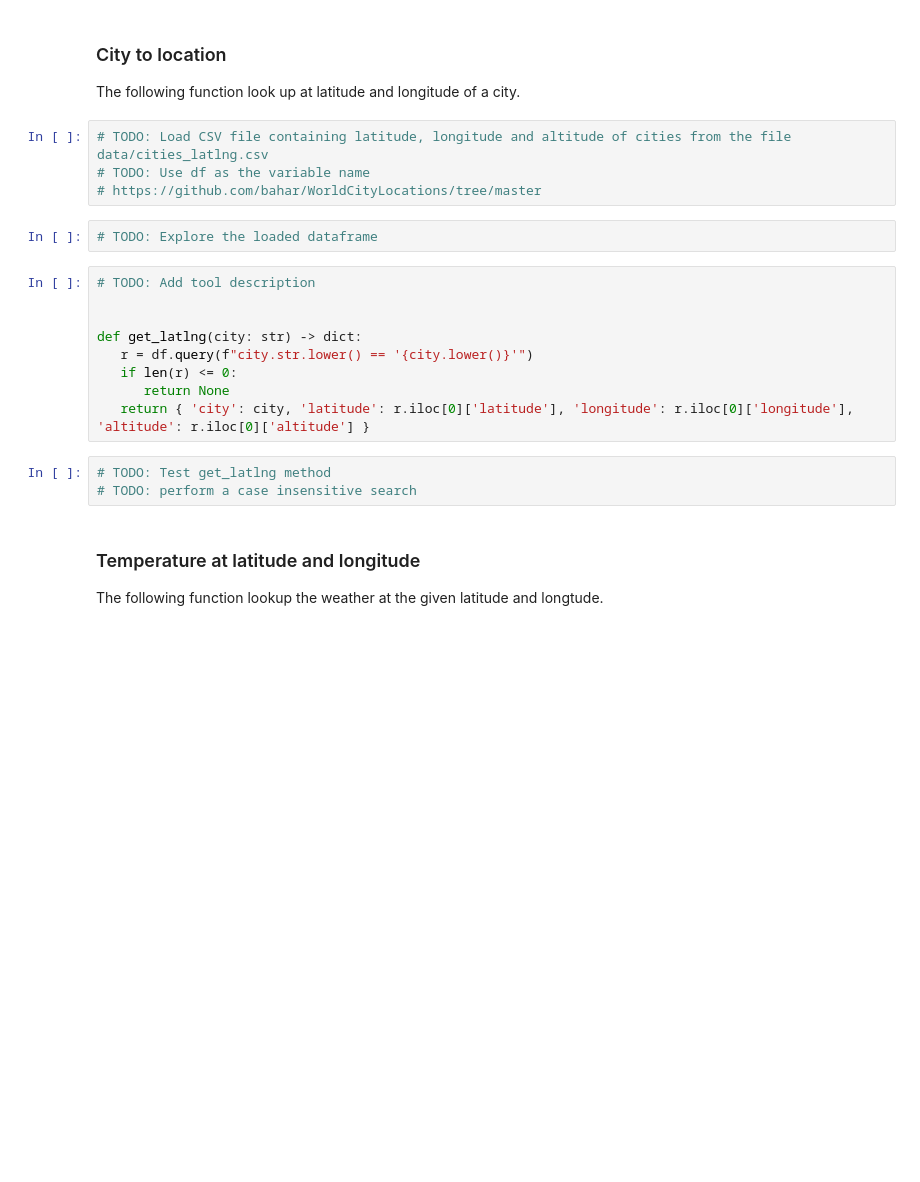
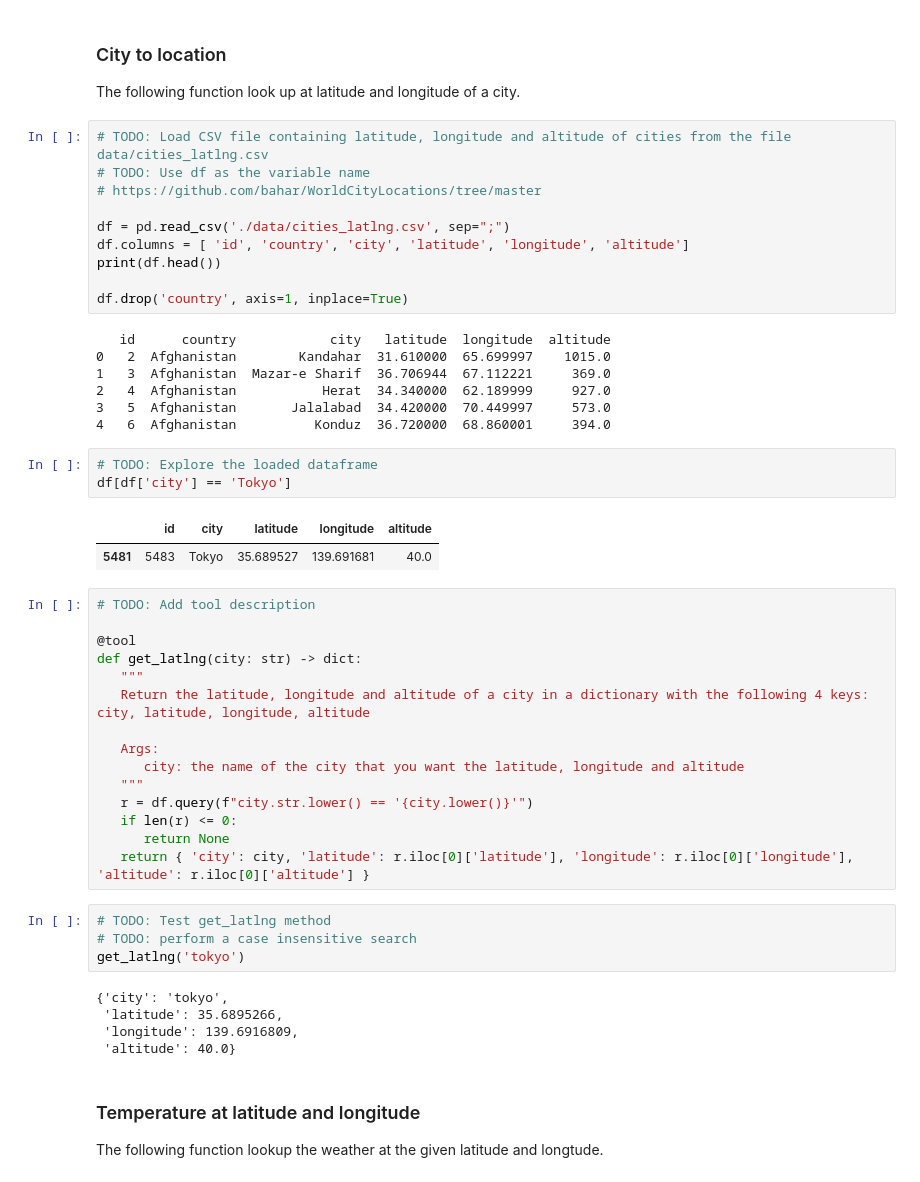
Before and after one commit to chukmunnlee/ellm_2025_01_13, a Jupyter notebook: day04/day04-tools-blank.ipynb, the cells around one changed output. Cells and saved outputs as stored; diff of their text form; blank space fills up the shorter version.

```diff
--- a/day04/day04-tools-blank.ipynb
+++ b/day04/day04-tools-blank.ipynb
@@ -20,13 +21,36 @@ The following function look up at latitude and longitude of a city.
 # TODO: Load CSV file containing latitude, longitude and altitude of cities from the file data/cities_latlng.csv
 # TODO: Use df as the variable name
 # https://github.com/bahar/WorldCityLocations/tree/master
+
+df = pd.read_csv('./data/cities_latlng.csv', sep=";")
+df.columns = [ 'id', 'country', 'city', 'latitude', 'longitude', 'altitude']
+print(df.head())
+
+df.drop('country', axis=1, inplace=True)
+# %% [output]
+   id      country            city   latitude  longitude  altitude
+0   2  Afghanistan        Kandahar  31.610000  65.699997    1015.0
+1   3  Afghanistan  Mazar-e Sharif  36.706944  67.112221     369.0
+2   4  Afghanistan           Herat  34.340000  62.189999     927.0
+3   5  Afghanistan       Jalalabad  34.420000  70.449997     573.0
+4   6  Afghanistan          Konduz  36.720000  68.860001     394.0
 # %%
 # TODO: Explore the loaded dataframe
+df[df['city'] == 'Tokyo']
+# %% [output]
+|  | id | city | latitude | longitude | altitude |
+| 5481 | 5483 | Tokyo | 35.689527 | 139.691681 | 40.0 |
 # %%
 # TODO: Add tool description
 
+@tool
+def get_latlng(city: str) -> dict:
+   """
+   Return the latitude, longitude and altitude of a city in a dictionary with the following 4 keys: city, latitude, longitude, altitude
 
-def get_latlng(city: str) -> dict:
+   Args:
+      city: the name of the city that you want the latitude, longitude and altitude
+   """
    r = df.query(f"city.str.lower() == '{city.lower()}'")
    if len(r) <= 0:
       return None
@@ -34,6 +58,12 @@ def get_latlng(city: str) -> dict:
 # %%
 # TODO: Test get_latlng method
 # TODO: perform a case insensitive search
+get_latlng('tokyo')
+# %% [output]
+{'city': 'tokyo',
+ 'latitude': 35.6895266,
+ 'longitude': 139.6916809,
+ 'altitude': 40.0}
 # %% [markdown]
 ### Temperature at latitude and longitude
 
```
Also changed, not shown: parts of 6 cells of this notebook, 1 other file.
